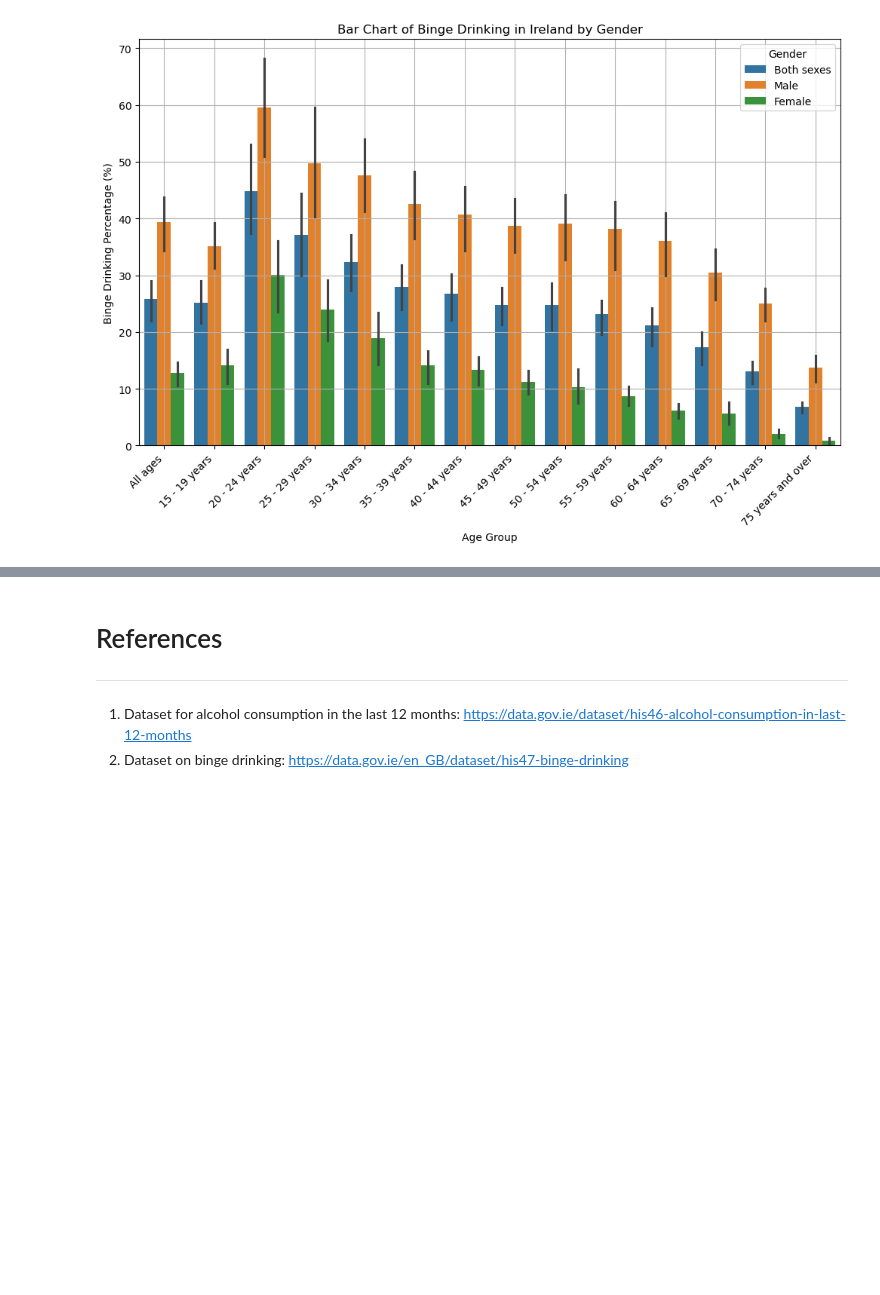
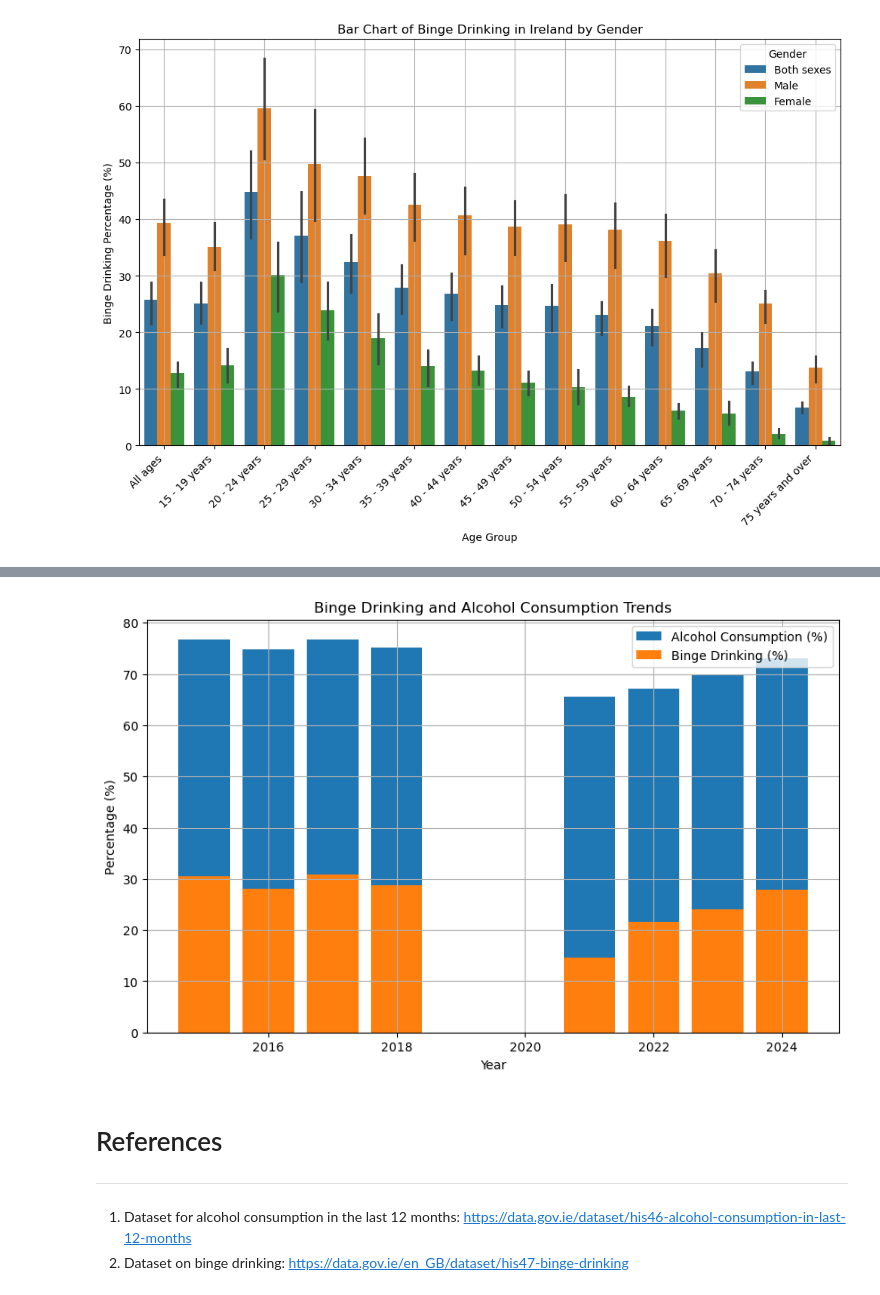
Before and after one commit to Sxnds01/PFDA-project, a Jupyter notebook: project.ipynb, the cells around one changed output, grey strips where cells are left out. Cells and saved outputs as stored; diff of their text form; code cells hidden in the pictures; blank space fills up the shorter version.

```diff
--- a/project.ipynb
+++ b/project.ipynb
@@ -131,3 +188,12 @@ plt.grid(True)
 plt.show()
 # %% [output]
 [figure]
+# %%
+filtered_df = all_countries_df[all_countries_df["Sex"] == "Both sexes"]
+filtered_df2 = all_age_groups_df[all_age_groups_df["Sex"] == "Both sexes"]
+
+# Verify the filtered data
+print(filtered_df.head())
+
+# Verify the filtered data
+print(filtered_df2.head())
@@ -134,3 +218,21 @@ plt.show()
+# %%
+# Merge the datasets to compare the alcohol consumption to the binge drinking
+merged_df = pd.merge(filtered_df, filtered_df2, on="Year")
+
+# Plot the two lines on the same plot
+plt.figure(figsize=(10, 6))
+plt.bar(merged_df["Year"], merged_df["VALUE_x"], label="Alcohol Consumption (%)")
+plt.bar(merged_df["Year"], merged_df["VALUE_y"], label="Binge Drinking (%)")
+
+# Customize the plot
+plt.title("Binge Drinking and Alcohol Consumption Trends")
+plt.xlabel("Year")
+plt.ylabel("Percentage (%)")
+plt.legend()
+plt.grid()
+plt.show()
+# %% [output]
+[figure, added]
 # %% [markdown]
 # References
 ---
```
Also changed, not shown: parts of 7 cells of this notebook.
